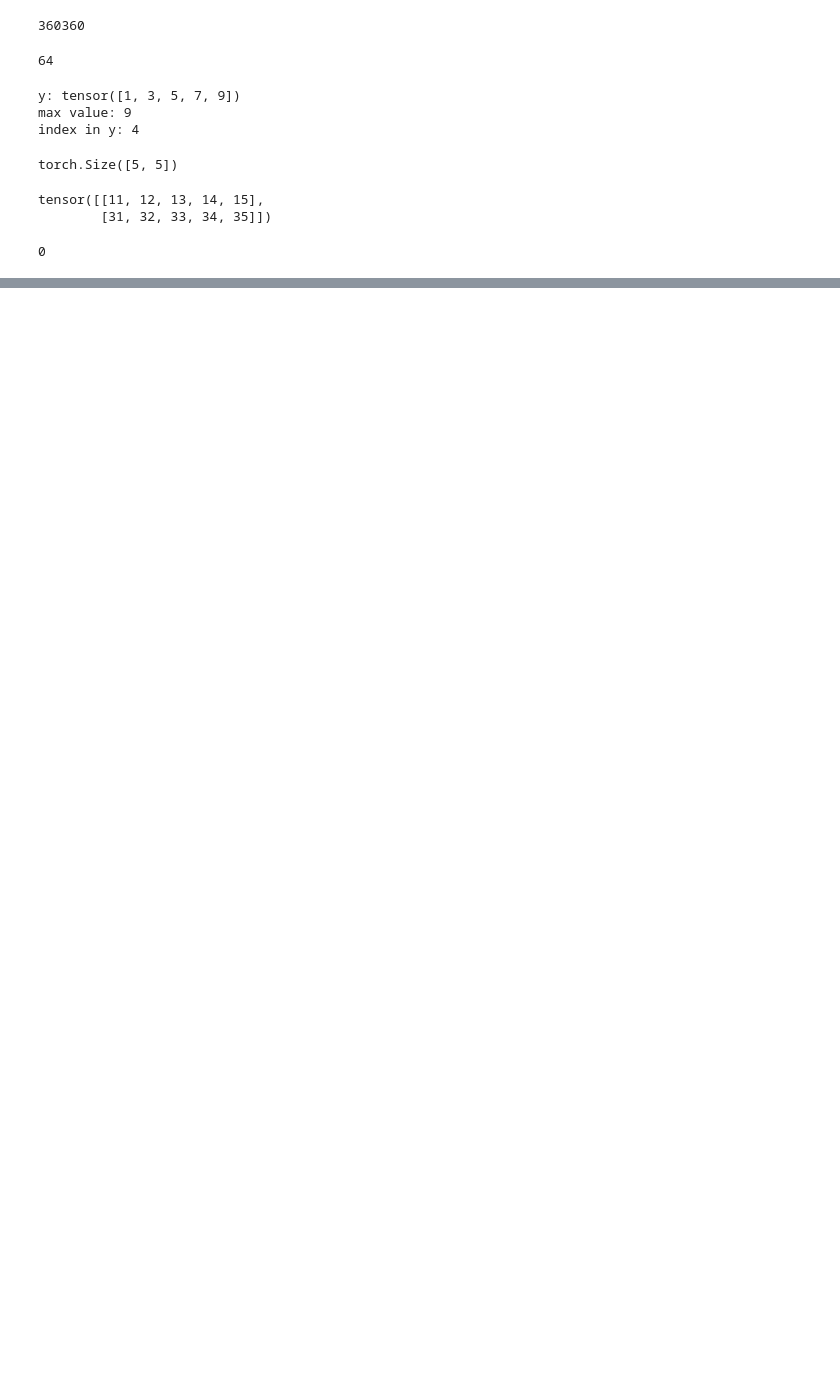
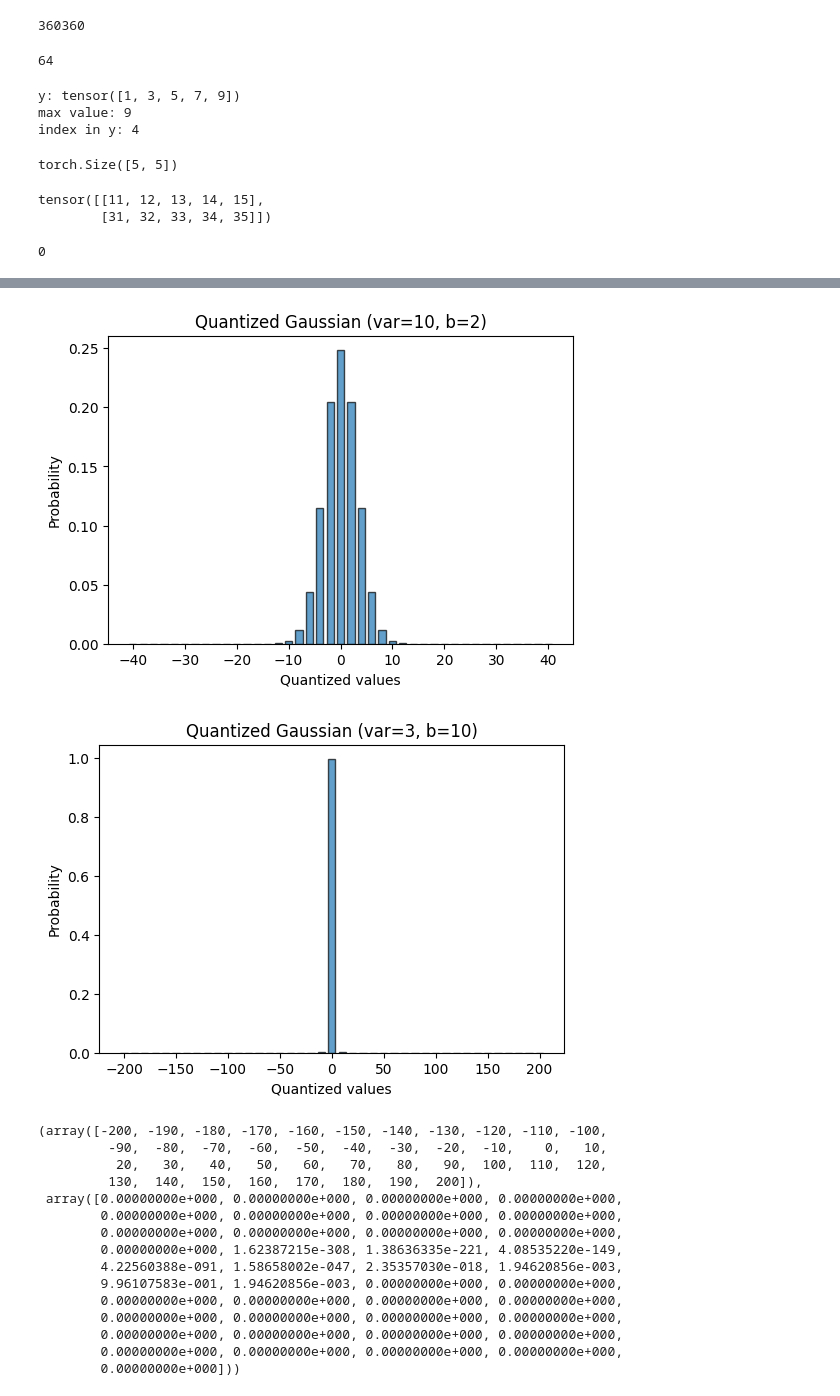
Before and after one commit to xiaonengmiao/Paligemma, a Jupyter notebook: test.ipynb, the cells around one changed output, grey strips where cells are left out. Drawn from its saved outputs; the diff is of its cells as text; code cells hidden in the pictures; blank space fills up the shorter version.

```diff
--- a/test.ipynb
+++ b/test.ipynb
@@ -641,0 +685,21 @@ tensor([[11, 12, 13, 14, 15],
+# %%
+quantized_distribution(a=10, b=2, k_range=20)
+quantized_distribution(a=3, b=10, k_range=20)
+# %% [output]
+[figure, added]
+[figure, added]
+(array([-200, -190, -180, -170, -160, -150, -140, -130, -120, -110, -100,
+         -90,  -80,  -70,  -60,  -50,  -40,  -30,  -20,  -10,    0,   10,
+          20,   30,   40,   50,   60,   70,   80,   90,  100,  110,  120,
+         130,  140,  150,  160,  170,  180,  190,  200]),
+ array([0.00000000e+000, 0.00000000e+000, 0.00000000e+000, 0.00000000e+000,
+        0.00000000e+000, 0.00000000e+000, 0.00000000e+000, 0.00000000e+000,
+        0.00000000e+000, 0.00000000e+000, 0.00000000e+000, 0.00000000e+000,
+        0.00000000e+000, 1.62387215e-308, 1.38636335e-221, 4.08535220e-149,
+        4.22560388e-091, 1.58658002e-047, 2.35357030e-018, 1.94620856e-003,
+        9.96107583e-001, 1.94620856e-003, 0.00000000e+000, 0.00000000e+000,
+        0.00000000e+000, 0.00000000e+000, 0.00000000e+000, 0.00000000e+000,
+        0.00000000e+000, 0.00000000e+000, 0.00000000e+000, 0.00000000e+000,
+        0.00000000e+000, 0.00000000e+000, 0.00000000e+000, 0.00000000e+000,
+        0.00000000e+000, 0.00000000e+000, 0.00000000e+000, 0.00000000e+000,
+        0.00000000e+000]))
```
Also changed, not shown: parts of 1 cell of this notebook.
